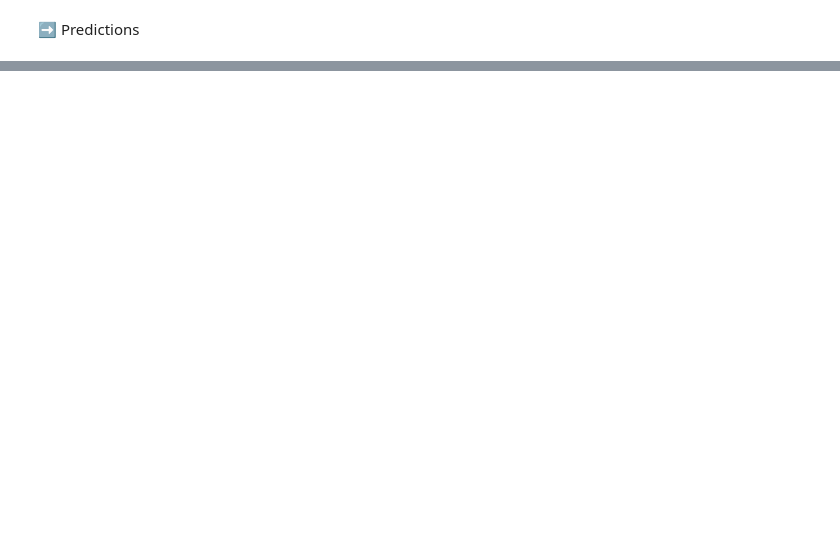
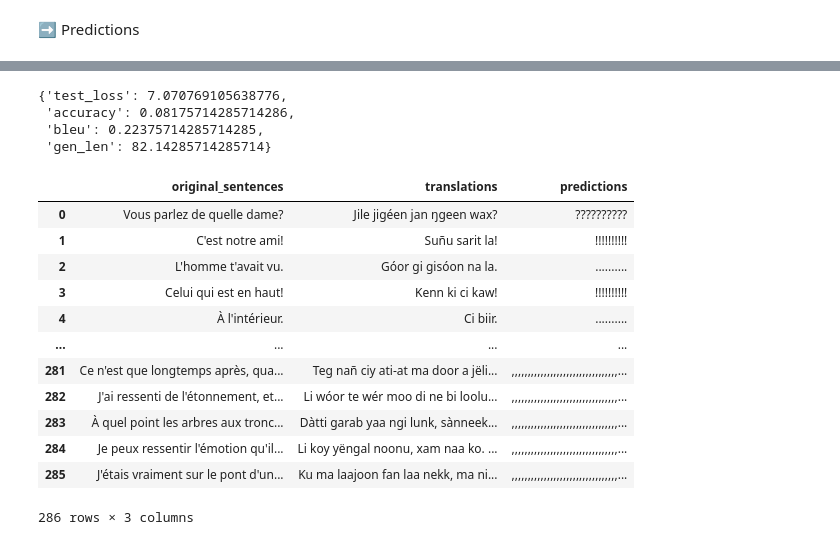
Before and after one commit to Oumar199/Wolof_traduction, a Jupyter notebook: _custom_transformer_train_single.ipynb, the cells around one changed output, grey strips where cells are left out. Saved outputs shown, nothing was run; the diff lists cells and outputs as text; code cells hidden in the pictures; blank space fills up the shorter version.

Commit message:
adding some predictions for 10 epochs

```diff
--- a/_custom_transformer_train_single.ipynb
+++ b/_custom_transformer_train_single.ipynb
@@ -95,9 +95,9 @@ Overwriting wolof-translate/wolof_translate/utils/recuperate_datasets.py
 # %%
 # initialize the configurations
 config = {
-    'epochs': 100,
+    'epochs': 15,
     'max_epoch': None,
-    'log_step': 1,
+    'log_step': 5,
     'metric_for_best_model': 'bleu',
     'metric_objective': 'maximize',
     'corpus_1': 'french',
@@ -336,6 +346,9 @@ embedding
 ➡️ Predictions
 # %%
 if not trainer is None:
+
+    # recuperate the tokenizer
+    tokenizer = T5TokenizerFast(config['tokenizer_path'])
 
     # recuperate the test dataset
     # initialize the transformation sequence
@@ -350,7 +363,7 @@ if not trainer is None:
                                             cp2_transformer = augmentation,
                                             corpus_1=config['corpus_1'],
                                             corpus_2=config['corpus_2'],
-                                            truncation = True)
+                                            truncation = False)
 
     # initialize the bucket samplers for distributed environment
     boundaries = config['boundaries']
@@ -366,0 +388,23 @@ if not trainer is None:
+# %%
+metrics
+# %% [output]
+{'test_loss': 7.070769105638776,
+ 'accuracy': 0.08175714285714286,
+ 'bleu': 0.22375714285714285,
+ 'gen_len': 82.14285714285714}
+# %%
+prediction
+# %% [output]
+|  | original_sentences | translations | predictions |
+| 0 | Vous parlez de quelle dame? | Jile jigéen jan ŋgeen wax? | ?????????? |
+| 1 | C'est notre ami! | Suñu sarit la! | !!!!!!!!!! |
+| 2 | L'homme t'avait vu. | Góor gi gisóon na la. | .......... |
+| 3 | Celui qui est en haut! | Kenn ki ci kaw! | !!!!!!!!!! |
+| 4 | À l'intérieur. | Ci biir. | .......... |
+| ... | ... | ... | ... |
+| 281 | Ce n'est que longtemps après, qua... | Teg nañ ciy ati-at ma door a jëli... | ,,,,,,,,,,,,,,,,,,,,,,,,,,,,,,,,,... |
+| 282 | J'ai ressenti de l'étonnement, et... | Li wóor te wér moo di ne bi loolu... | ,,,,,,,,,,,,,,,,,,,,,,,,,,,,,,,,,... |
+| 283 | À quel point les arbres aux tronc... | Dàtti garab yaa ngi lunk, sànneek... | ,,,,,,,,,,,,,,,,,,,,,,,,,,,,,,,,,... |
+| 284 | Je peux ressentir l'émotion qu'il... | Li koy yëngal noonu, xam naa ko. ... | ,,,,,,,,,,,,,,,,,,,,,,,,,,,,,,,,,... |
+| 285 | J'étais vraiment sur le pont d'un... | Ku ma laajoon fan laa nekk, ma ni... | ,,,,,,,,,,,,,,,,,,,,,,,,,,,,,,,,,... |
+286 rows × 3 columns
```
Also changed, not shown: parts of 2 cells of this notebook, 4 other files.
